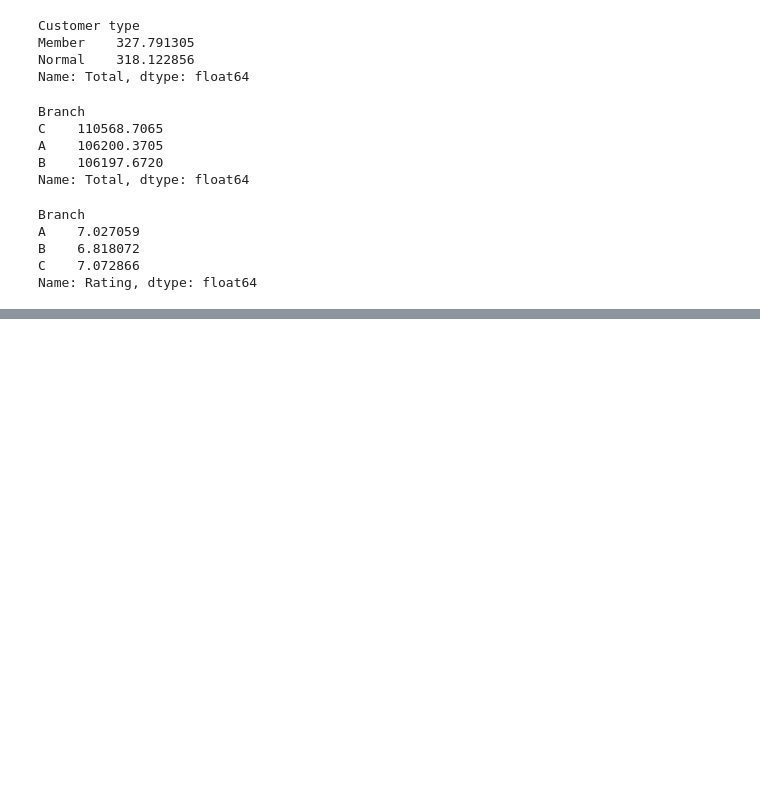
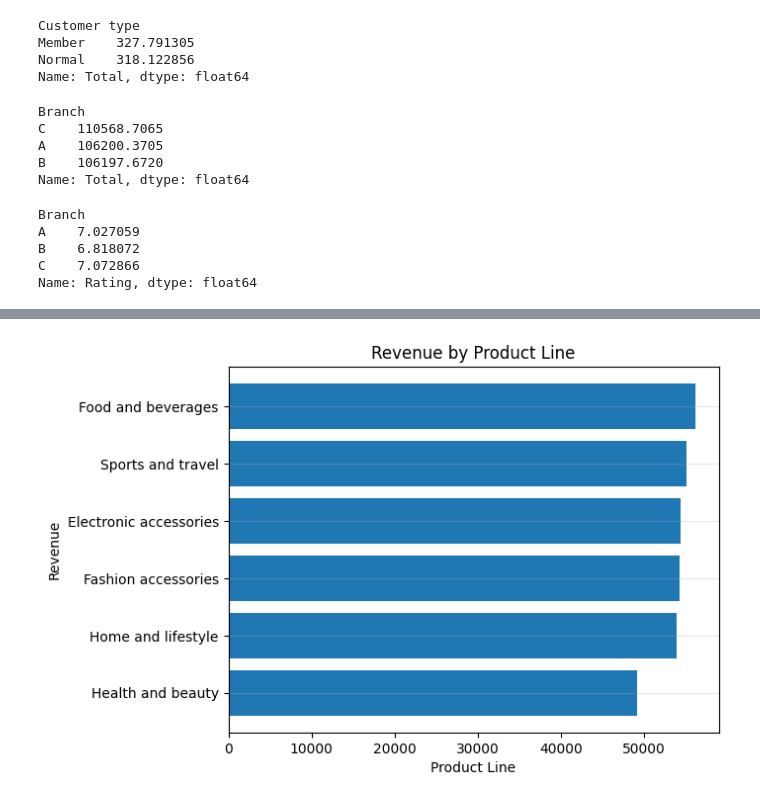
Before and after one commit to yarchi2k3/retail-analytics-dashboard, a Jupyter notebook: notebooks/retail_analysis.ipynb, the cells around one changed output, grey strips where cells are left out. Cells and saved outputs as stored; diff of their text form; code cells hidden in the pictures; blank space fills up the shorter version.

```diff
--- a/notebooks/retail_analysis.ipynb
+++ b/notebooks/retail_analysis.ipynb
@@ -361,0 +397,16 @@ Name: Rating, dtype: float64
+# %%
+import matplotlib.pyplot as plt
+
+product_revenue = df.groupby("Product line")["Total"].sum().sort_values(ascending=False)
+
+plt.barh(product_revenue.index, product_revenue.values)
+
+plt.gca().invert_yaxis()
+
+plt.title("Revenue by Product Line")
+plt.xlabel("Product Line")
+plt.ylabel("Revenue")
+plt.grid(axis="y", alpha=0.3)
+plt.show()
+# %% [output]
+[figure, added]
```
Also changed, not shown: parts of 4 cells of this notebook.
